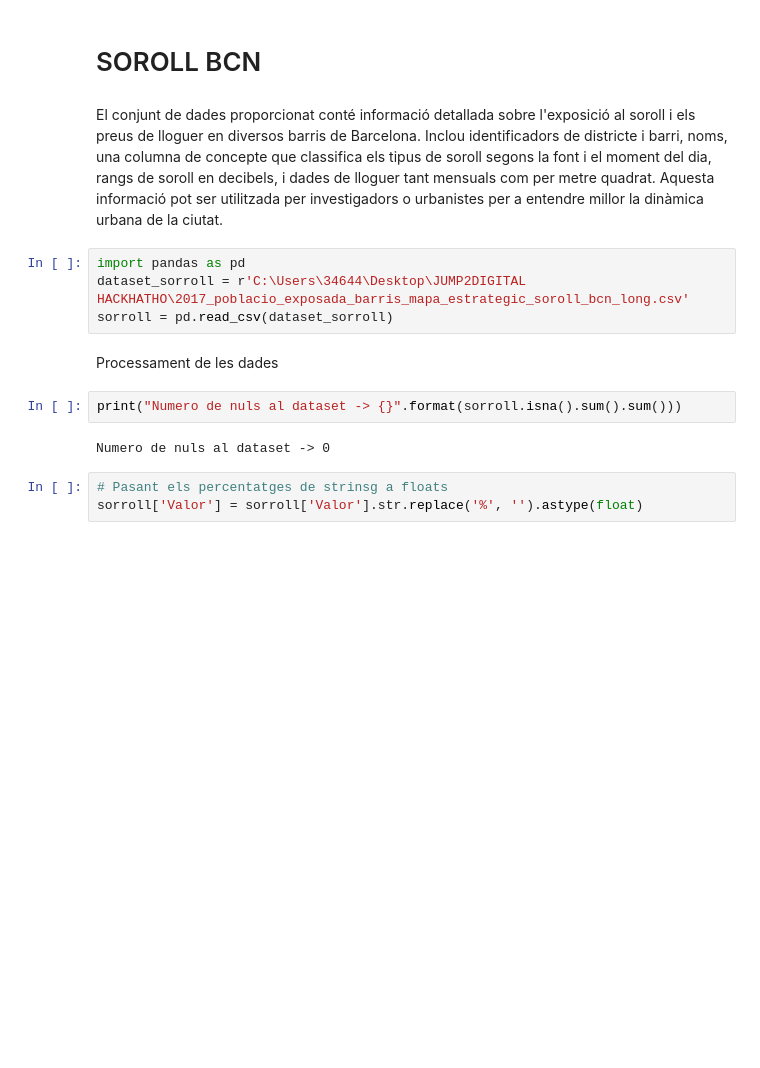
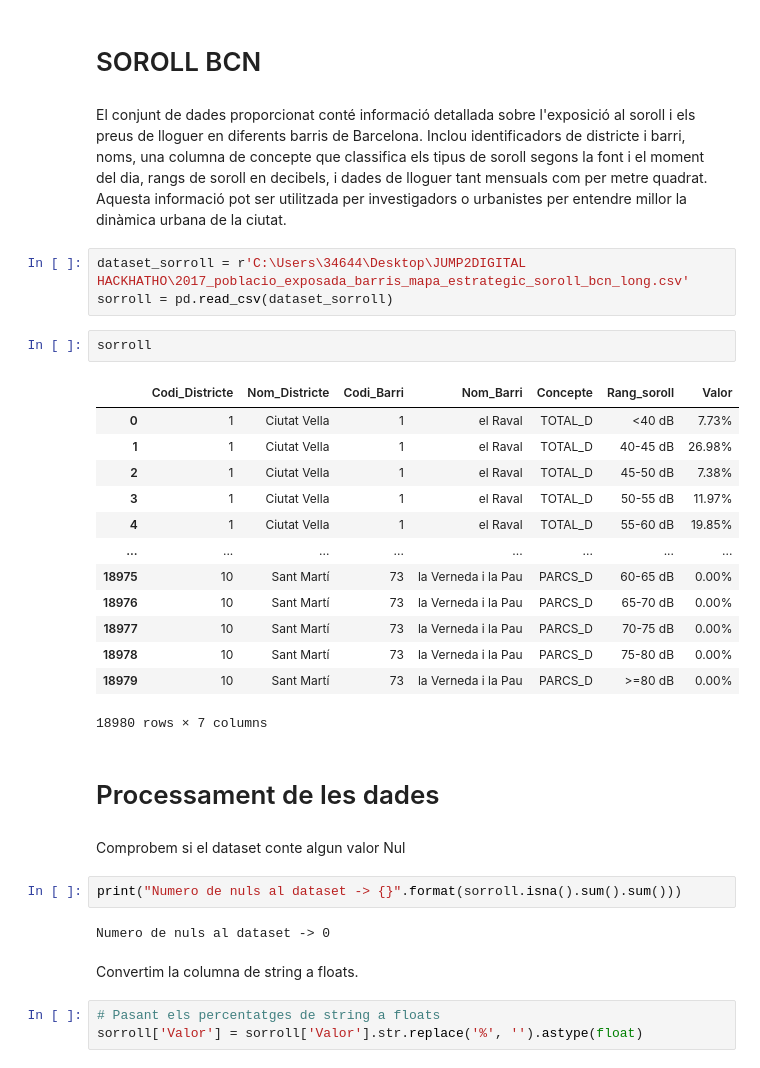
Before and after one commit to NilBiescas/JUMP2DIGITAL, a Jupyter notebook: llogers.ipynb, the cells around one changed output. Saved outputs shown, nothing was run; the diff lists cells and outputs as text; blank space fills up the shorter version.

```diff
--- a/llogers.ipynb
+++ b/llogers.ipynb
@@ -235,17 +227,36 @@ plt.show()
 # %% [markdown]
 # SOROLL BCN
 # %% [markdown]
-El conjunt de dades proporcionat conté informació detallada sobre l'exposició al soroll i els preus de lloguer en diversos barris de Barcelona. Inclou identificadors de districte i barri, noms, una columna de concepte que classifica els tipus de soroll segons la font i el moment del dia, rangs de soroll en decibels, i dades de lloguer tant mensuals com per metre quadrat. Aquesta informació pot ser utilitzada per investigadors o urbanistes per a entendre millor la dinàmica urbana de la ciutat.
+El conjunt de dades proporcionat conté informació detallada sobre l'exposició al soroll i els preus de lloguer en diferents barris de Barcelona. Inclou identificadors de districte i barri, noms, una columna de concepte que classifica els tipus de soroll segons la font i el moment del dia, rangs de soroll en decibels, i dades de lloguer tant mensuals com per metre quadrat. Aquesta informació pot ser utilitzada per investigadors o urbanistes per entendre millor la dinàmica urbana de la ciutat.
 # %%
-import pandas as pd
 dataset_sorroll = r'C:\Users\34644\Desktop\JUMP2DIGITAL HACKHATHO\2017_poblacio_exposada_barris_mapa_estrategic_soroll_bcn_long.csv'
 sorroll = pd.read_csv(dataset_sorroll)
+# %%
+sorroll
+# %% [output]
+|  | Codi_Districte | Nom_Districte | Codi_Barri | Nom_Barri | Concepte | Rang_soroll | Valor |
+| 0 | 1 | Ciutat Vella | 1 | el Raval | TOTAL_D | <40 dB | 7.73% |
+| 1 | 1 | Ciutat Vella | 1 | el Raval | TOTAL_D | 40-45 dB | 26.98% |
+| 2 | 1 | Ciutat Vella | 1 | el Raval | TOTAL_D | 45-50 dB | 7.38% |
+| 3 | 1 | Ciutat Vella | 1 | el Raval | TOTAL_D | 50-55 dB | 11.97% |
+| 4 | 1 | Ciutat Vella | 1 | el Raval | TOTAL_D | 55-60 dB | 19.85% |
+| ... | ... | ... | ... | ... | ... | ... | ... |
+| 18975 | 10 | Sant Martí | 73 | la Verneda i la Pau | PARCS_D | 60-65 dB | 0.00% |
+| 18976 | 10 | Sant Martí | 73 | la Verneda i la Pau | PARCS_D | 65-70 dB | 0.00% |
+| 18977 | 10 | Sant Martí | 73 | la Verneda i la Pau | PARCS_D | 70-75 dB | 0.00% |
+| 18978 | 10 | Sant Martí | 73 | la Verneda i la Pau | PARCS_D | 75-80 dB | 0.00% |
+| 18979 | 10 | Sant Martí | 73 | la Verneda i la Pau | PARCS_D | >=80 dB | 0.00% |
+18980 rows × 7 columns
 # %% [markdown]
-Processament de les dades
+# Processament de les dades
+# %% [markdown]
+Comprobem si el dataset conte algun valor Nul
 # %%
 print("Numero de nuls al dataset -> {}".format(sorroll.isna().sum().sum()))
 # %% [output]
 Numero de nuls al dataset -> 0
+# %% [markdown]
+Convertim la columna de string a floats.
 # %%
-# Pasant els percentatges de strinsg a floats
+# Pasant els percentatges de string a floats
 sorroll['Valor'] = sorroll['Valor'].str.replace('%', '').astype(float)
```
Also changed, not shown: parts of 64 cells of this notebook, 2 other files.
